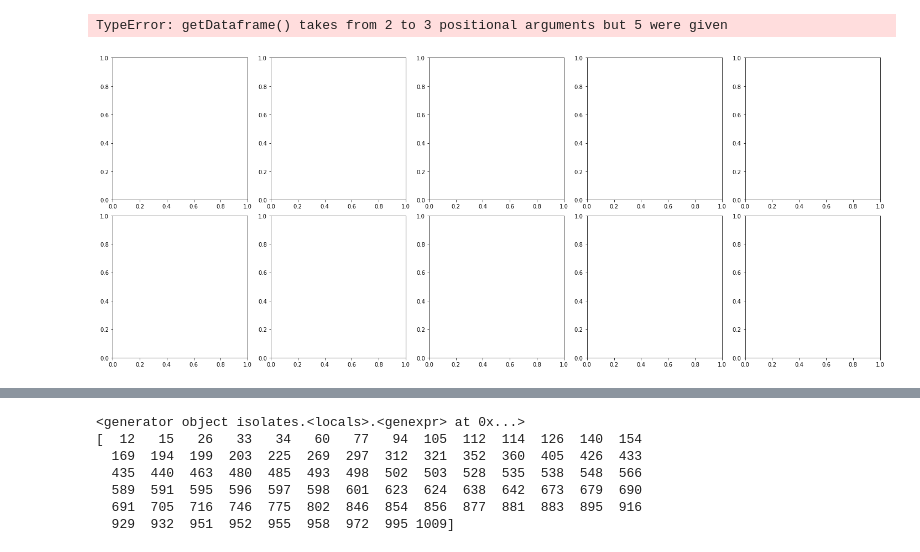
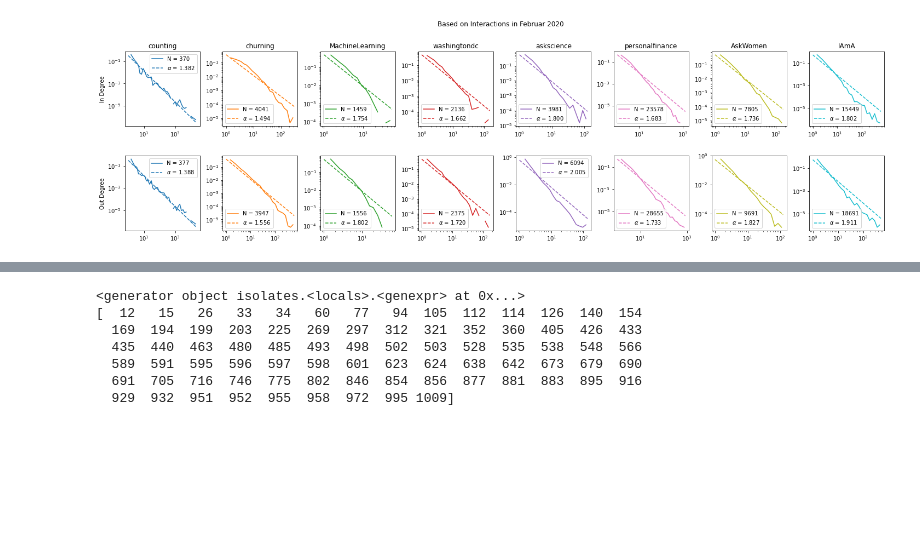
Before and after one commit to vneuhaus/InteractionNetworks, a Jupyter notebook: graph.ipynb, the cells around one changed output, grey strips where cells are left out. Drawn from its saved outputs; the diff is of its cells as text; code cells hidden in the pictures; blank space fills up the shorter version.

```diff
--- a/graph.ipynb
+++ b/graph.ipynb
@@ -42,10 +29,13 @@ options = {
 # %%
 client = MongoClient('localhost', 27017)
 db = client.reddit
+start = 1577836800
+end = 1580515200
 def getPipeline(subreddit, start, end):
     pipeline = [
         {'$project': {'_id': 0, 'link_id':0, 'score':0}},#  'id': 1, 'subreddit': 1, 'parent_id': 1, 'author': 1}},
-        {'$match': {'subreddit': subreddit,'created_utc':{ '$gt': start, '$lt': end }}},#,'author': {'$ne': '[deleted]'}}},
+        {'$match': {'subreddit': subreddit,'created_utc':{ '$gt': start, '$lt': end },'author': {'$ne': '[deleted]'}}},
+        #{'$limit': 10000},
         {'$project': {'subreddit': 0}},
         {'$sort': {'id':1}}
     ]
@@ -92,7 +82,7 @@ def getMyParents(df):
     df['parent_user_id'] = pd.Series(dtype=int)
     df = df.assign(parent_user_id = -1)
     df_array = df.to_numpy()
-    print(df_array)
+    del(df)
     for i,li in tqdm(enumerate(df_array[:,2])): #iterate over posts link id
         pos = np.searchsorted(df_array[:,1],li)
         if pos != df_array.shape[0]:
@@ -100,10 +90,13 @@ def getMyParents(df):
                 df_array[i,4] = df_array[pos,3]
     return df_array
 
-"""def generateAdjMatrix(data, num_users):
-    adj_matrix = np.zeros((num_users, num_users))
-    for index, row in df.iterrows():
-        if row['link_user_id'] != -1 and not math.isnan(row['link_user_id']) and not math.isnan(row['user_id']):
-            adj_matrix[int(row['user_id']),int(row['link_user_id'])] += 1
-    adj_matrix = adj_matrix/adj_matrix.max()
-    return adj_matrix"""
+def getData(db,subreddit,start,end,which):
+    try:
+        data = np.load('./arrays/{}jan2020.npy'.format(subreddit), allow_pickle=True)
+    except:
+        print('Subreddit not analyzed yet. Generating new array. This may take a while...')
+        df = getDataframe(db,subreddit,start,end,'comments')
+        data = getMyParents(df)
+        del(df)
+        np.save('./arrays/{}jan2020.npy'.format(subreddit), data)
+    return data
@@ -126,7 +117,7 @@ def degree_histogram_directed(G, in_degree=False, out_degree=False):
         freq[d] += 1
     return freq
 # %%
-subreddits = ['desmoines', 'MachineLearning', 'washingtondc', 'askscience', 'mylittlepony', 'AskWomen']#, 'IAmA']
+subreddits = ['counting', 'churning', 'MachineLearning', 'washingtondc', 'askscience', 'personalfinance', 'AskWomen', 'IAmA']#, 'AskMen']
 fig, axis = plt.subplots(2,4)
 fig.set_figheight(6)
 fig.set_figwidth(12)
@@ -135,8 +126,7 @@ axis = axis.flatten()
 fig.tight_layout()
 fig.subplots_adjust(top=0.88)
 for idx, subreddit in enumerate(subreddits):
-    df = getDataframe(db,subreddit,start,end,'comments')
-    data = getMyParents(df)
+    data = getData(db,subreddit,start,end,'comments')
     num_users = data.shape[0]
     G = nx.MultiDiGraph()
     G.add_nodes_from(np.arange(num_users))
@@ -145,7 +135,11 @@ for idx, subreddit in enumerate(subreddits):
             G.add_edge(int(row[3]),row[4])
     in_degr = np.array(G.in_degree())[:,1]
     out_degr = np.array(G.out_degree())[:,1]
+    dist = np.abs(in_degr-out_degr)
+    ind = np.argpartition(dist, -10)[-10:]
+    print('Subreddit: {}, Top 10 outlier authors: {}'.format(subreddit,data[ind,0]))
     plotting.plotdegrees(in_degr, out_degr, axis[idx], color=clr[idx], subreddit=subreddit)
+    #del(data)
 fig.add_subplot(111, frameon=False)
 plt.tick_params(labelcolor='none', which='both', top=False, bottom=False, left=False, right=False)
 plt.xlabel('In Degree')
@@ -198,33 +169,30 @@ def powerlaw(data, ax=None, show_fit=True, xmin=1):
 # %%
-subreddits = ['desmoines', 'MachineLearning', 'washingtondc']#['MachineLearning', 'washingtondc', 'askscience', 'mylittlepony', 'AskWomen']
-fig, axis = plt.subplots(2,5)
-fig.set_figheight(9)
+subreddits = ['counting', 'churning', 'MachineLearning', 'washingtondc', 'askscience', 'personalfinance', 'AskWomen', 'IAmA']
+fig, axis = plt.subplots(2,8)
+fig.set_figheight(6)
 fig.set_figwidth(20)
 clr = ['tab:blue', 'tab:orange', 'tab:green','tab:red','tab:purple','tab:pink','tab:olive','tab:cyan']
 fig.tight_layout()
 fig.subplots_adjust(top=0.88)
 for idx, subreddit in enumerate(subreddits):
-    df = dh.getDataframe(db,subreddit,start,end,'comments')
-    data = dh.getMyParents(df)
+    data = getData(db,subreddit,start,end,'comments')
     num_users = data.shape[0]
     G = nx.MultiDiGraph()
     G.add_nodes_from(np.arange(num_users))
     for index, row in enumerate(data):
         if row[4] != -1 and not math.isnan(row[4]) and not math.isnan(row[3]):
             G.add_edge(int(row[3]),row[4])
-    G.remove_nodes_from(list(nx.isolates(G)))
     in_degr = np.array(G.in_degree())[:,1]
     out_degr = np.array(G.out_degree())[:,1]
     plotting.plotpowerlaw(in_degr, axis[0,idx],color=clr[idx],xmin=1)
     plotting.plotpowerlaw(out_degr, axis[1,idx],color=clr[idx],xmin=1)
     axis[0,idx].set_title(subreddit)
     axis[0,idx].set_box_aspect(1)
     axis[1,idx].set_box_aspect(1)
 axis[0,0].set_ylabel('In Degree')
 axis[1,0].set_ylabel('Out Degree')
 fig.suptitle('Based on Interactions in Februar 2020')
 plt.savefig('InOutDegrHist.pdf')
 # %% [output]
-TypeError: getDataframe() takes from 2 to 3 positional arguments but 5 were given
-[figure, old version]
+[figure, new version]
 # %%
```
Also changed, not shown: parts of 7 cells of this notebook, 1 other file.
